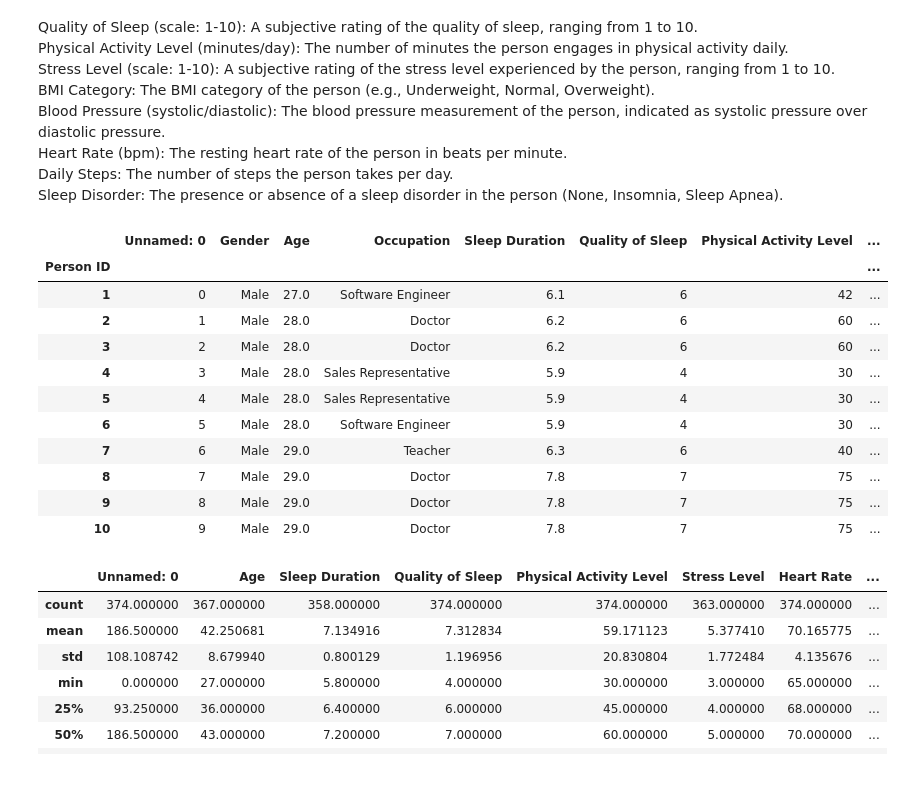
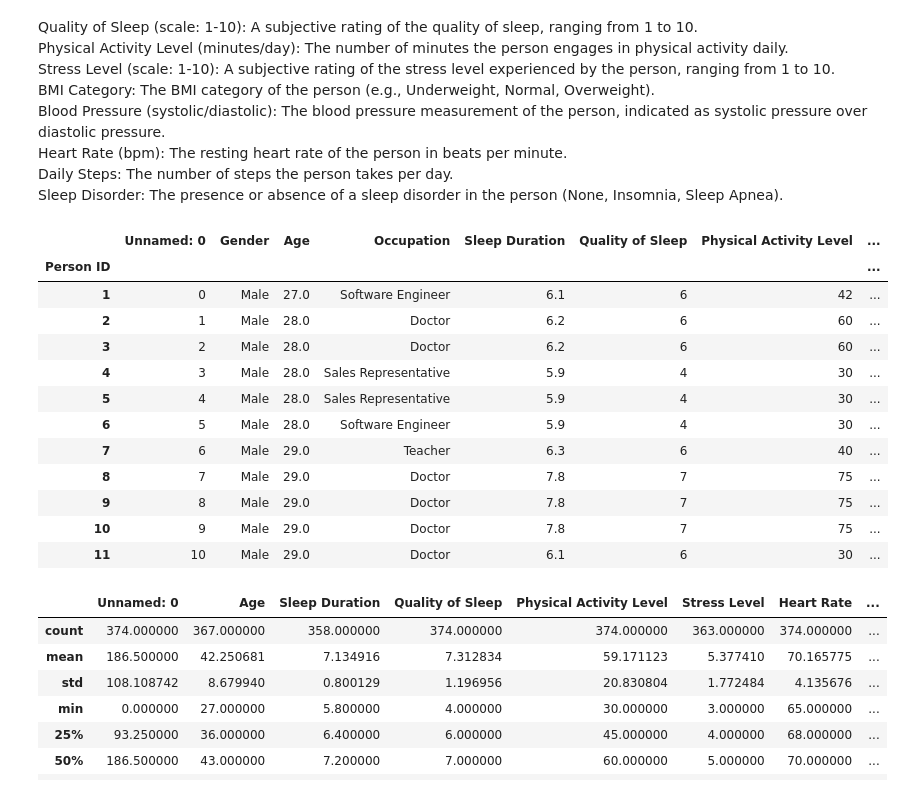
Before and after one commit to noelibaeza/cienciaDatos, a Jupyter notebook: salud_sueño.ipynb, the cells around one changed output. Drawn from its saved outputs; the diff is of its cells as text; code cells hidden in the pictures.

```diff
--- a/salud_sueño.ipynb
+++ b/salud_sueño.ipynb
@@ -44,20 +44,21 @@ Sleep Disorder: The presence or absence of a sleep disorder in the person (None,
 # %%
 # Carga del dataset
 df = pd.read_csv("health_mod.csv", index_col=1)
-df.head(10)
+df.head(11)
 # %% [output]
 |  | Unnamed: 0 | Gender | Age | Occupation | Sleep Duration | Quality of Sleep | Physical Activity Level | ... |
 | Person ID |  |  |  |  |  |  |  | ... |
 | 1 | 0 | Male | 27.0 | Software Engineer | 6.1 | 6 | 42 | ... |
 | 2 | 1 | Male | 28.0 | Doctor | 6.2 | 6 | 60 | ... |
 | 3 | 2 | Male | 28.0 | Doctor | 6.2 | 6 | 60 | ... |
 | 4 | 3 | Male | 28.0 | Sales Representative | 5.9 | 4 | 30 | ... |
 | 5 | 4 | Male | 28.0 | Sales Representative | 5.9 | 4 | 30 | ... |
 | 6 | 5 | Male | 28.0 | Software Engineer | 5.9 | 4 | 30 | ... |
 | 7 | 6 | Male | 29.0 | Teacher | 6.3 | 6 | 40 | ... |
 | 8 | 7 | Male | 29.0 | Doctor | 7.8 | 7 | 75 | ... |
 | 9 | 8 | Male | 29.0 | Doctor | 7.8 | 7 | 75 | ... |
 | 10 | 9 | Male | 29.0 | Doctor | 7.8 | 7 | 75 | ... |
+| 11 | 10 | Male | 29.0 | Doctor | 6.1 | 6 | 30 | ... |
 # %%
 df.describe()
 # %% [output]
```
